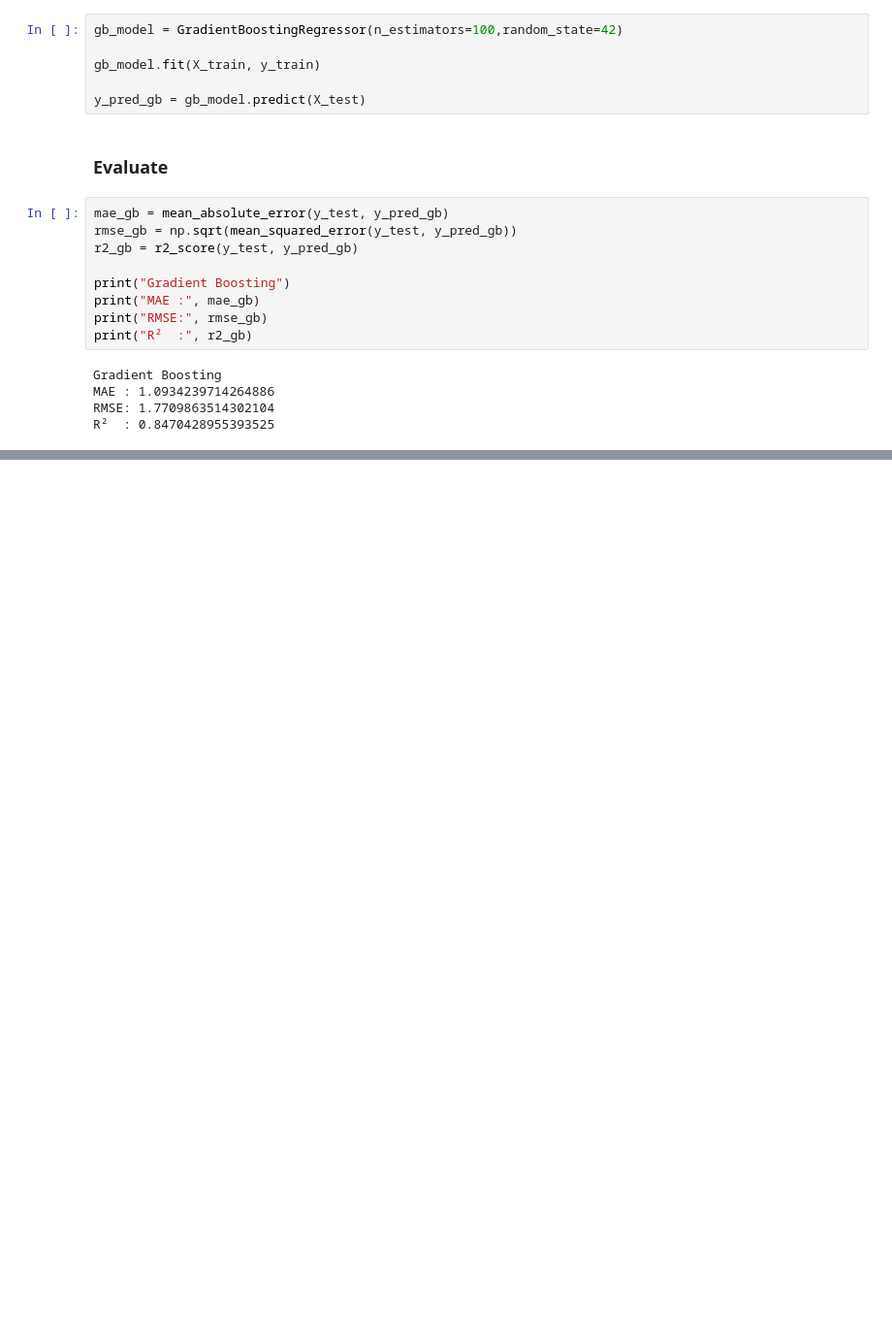
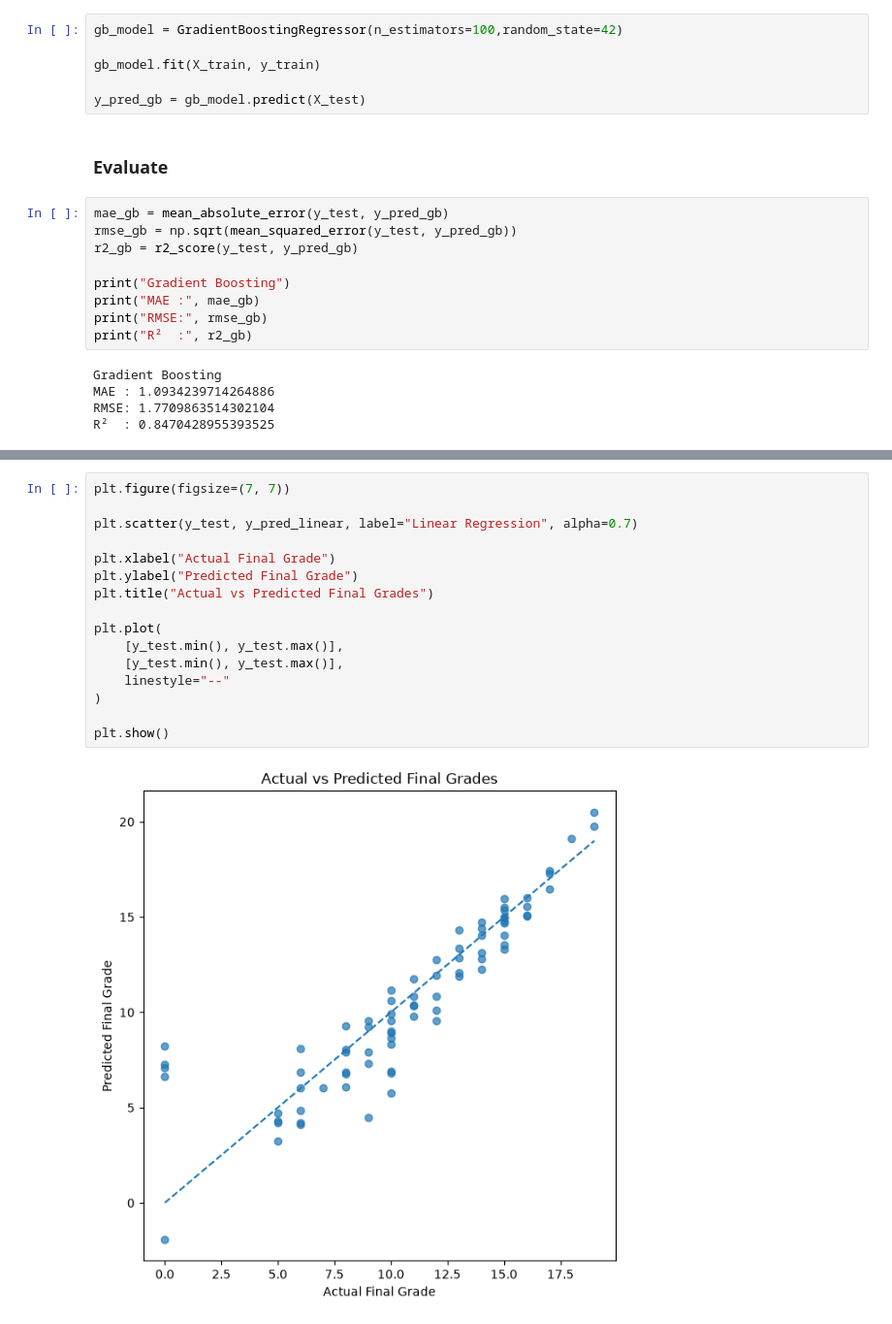
Before and after one commit to Nimindu04/student-performance-prediction, a Jupyter notebook: Student Performance Prediction.ipynb, the cells around one changed output, grey strips where cells are left out. Shown at 97% size. Drawn from its saved outputs; the diff is of its cells as text; blank space fills up the shorter version.

Commit message:
test to new student

```diff
--- a/Student Performance Prediction.ipynb
+++ b/Student Performance Prediction.ipynb
@@ -227,0 +276,18 @@ R²  : 0.8470428955393525
+# %%
+plt.figure(figsize=(7, 7))
+
+plt.scatter(y_test, y_pred_linear, label="Linear Regression", alpha=0.7)
+
+plt.xlabel("Actual Final Grade")
+plt.ylabel("Predicted Final Grade")
+plt.title("Actual vs Predicted Final Grades")
+
+plt.plot(
+    [y_test.min(), y_test.max()],
+    [y_test.min(), y_test.max()],
+    linestyle="--"
+)
+
+plt.show()
+# %% [output]
+[figure, added]
```
Also changed, not shown: parts of 9 cells of this notebook.
